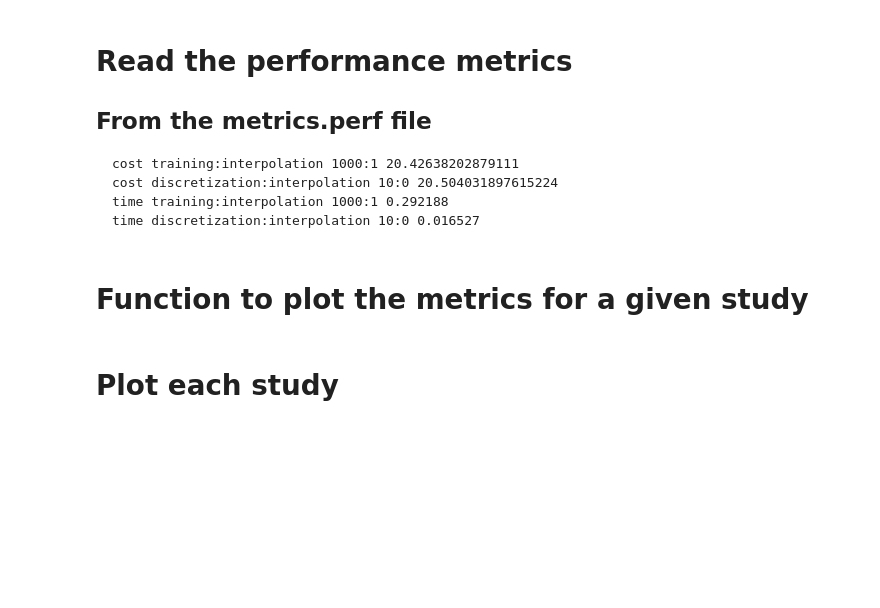
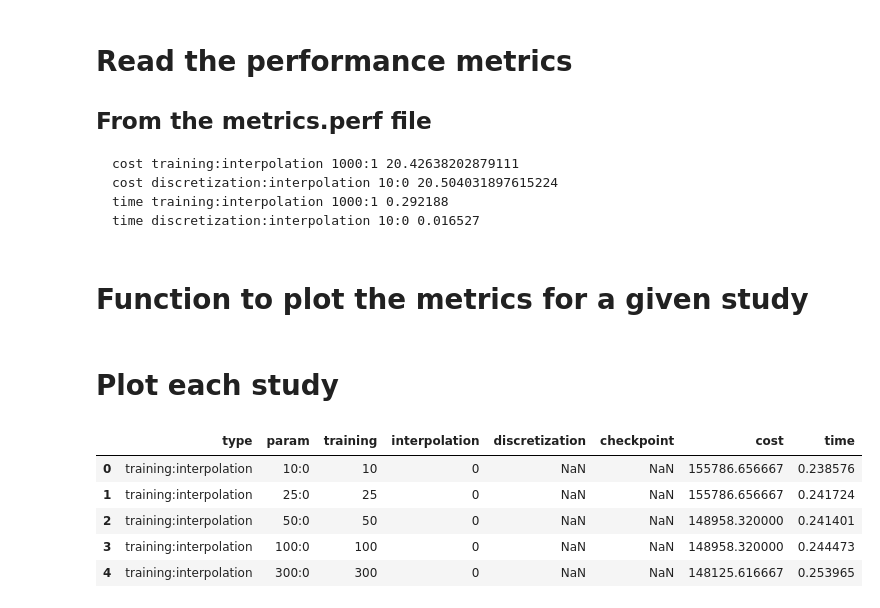
Before and after one commit to anagainaru/iSBatch, a Jupyter notebook: benchmarks/plot_metrics.ipynb, the cells around one changed output. Cells and saved outputs as stored; diff of their text form; code cells hidden in the pictures; blank space fills up the shorter version.

```diff
--- a/benchmarks/plot_metrics.ipynb
+++ b/benchmarks/plot_metrics.ipynb
@@ -78,6 +99,14 @@ def plot_study(study):
 # Plot each study
 # %%
 df = read_perf_metrics("metrics.perf")
+df.head()
+# %% [output]
+|  | type | param | training | interpolation | discretization | checkpoint | cost | time |
+| 0 | training:interpolation | 10:0 | 10 | 0 | NaN | NaN | 155786.656667 | 0.238576 |
+| 1 | training:interpolation | 25:0 | 25 | 0 | NaN | NaN | 155786.656667 | 0.241724 |
+| 2 | training:interpolation | 50:0 | 50 | 0 | NaN | NaN | 148958.320000 | 0.241401 |
+| 3 | training:interpolation | 100:0 | 100 | 0 | NaN | NaN | 148958.320000 | 0.244473 |
+| 4 | training:interpolation | 300:0 | 300 | 0 | NaN | NaN | 148125.616667 | 0.253965 |
 # %%
 name = {}
 name["interpolation"] = ["No interpolation", "Polynomial interpolation"]
```
Also changed, not shown: parts of 6 cells of this notebook, 6 other files.
